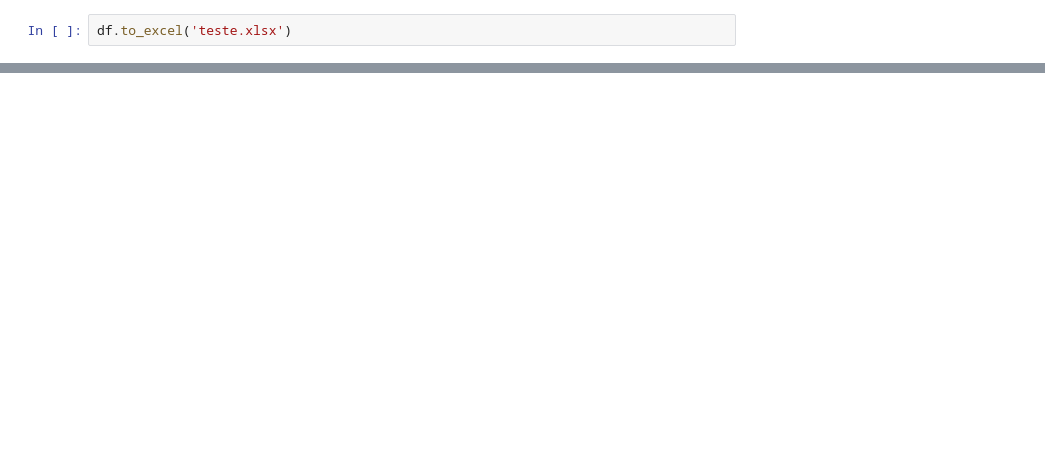
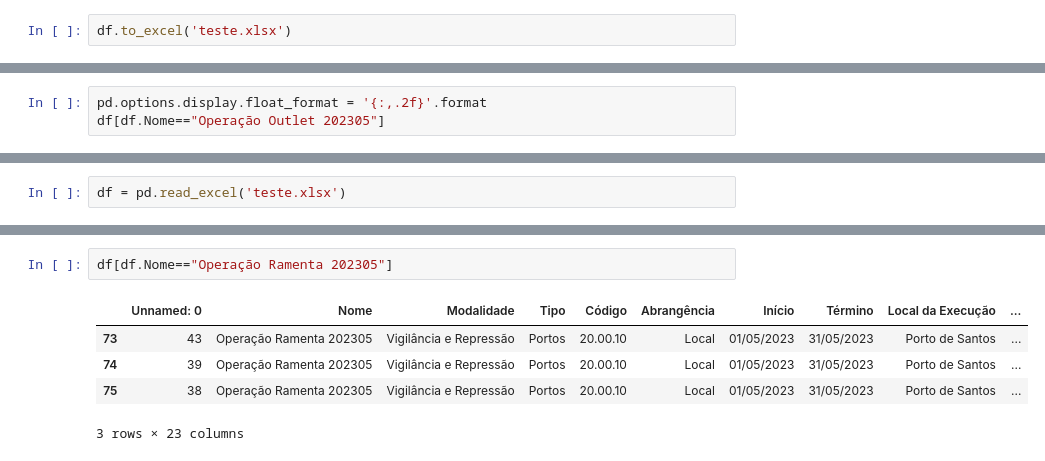
Before and after one commit to IvanBrasilico/bhadrasana2, a Jupyter notebook: notebooks/e-OVR Secta.ipynb, the cells around one changed output, grey strips where cells are left out. Drawn from its saved outputs; the diff is of its cells as text; blank space fills up the shorter version.

```diff
--- a/notebooks/e-OVR Secta.ipynb
+++ b/notebooks/e-OVR Secta.ipynb
@@ -188,0 +231,3 @@ df.to_excel('teste.xlsx')
+# %%
+pd.options.display.float_format = '{:,.2f}'.format
+df[df.Nome=="Operação Outlet 202305"]
@@ -188,0 +238,2 @@ df.to_excel('teste.xlsx')
+# %%
+df = pd.read_excel('teste.xlsx')
@@ -188,0 +251,8 @@ df.to_excel('teste.xlsx')
+# %%
+df[df.Nome=="Operação Ramenta 202305"]
+# %% [output]
+|  | Unnamed: 0 | Nome | Modalidade | Tipo | Código | Abrangência | Início | Término | Local da Execução | ... |
+| 73 | 43 | Operação Ramenta 202305 | Vigilância e Repressão | Portos | 20.00.10 | Local | 01/05/2023 | 31/05/2023 | Porto de Santos | ... |
+| 74 | 39 | Operação Ramenta 202305 | Vigilância e Repressão | Portos | 20.00.10 | Local | 01/05/2023 | 31/05/2023 | Porto de Santos | ... |
+| 75 | 38 | Operação Ramenta 202305 | Vigilância e Repressão | Portos | 20.00.10 | Local | 01/05/2023 | 31/05/2023 | Porto de Santos | ... |
+3 rows × 23 columns
```
Also changed, not shown: parts of 10 cells of this notebook, 4 other files.
